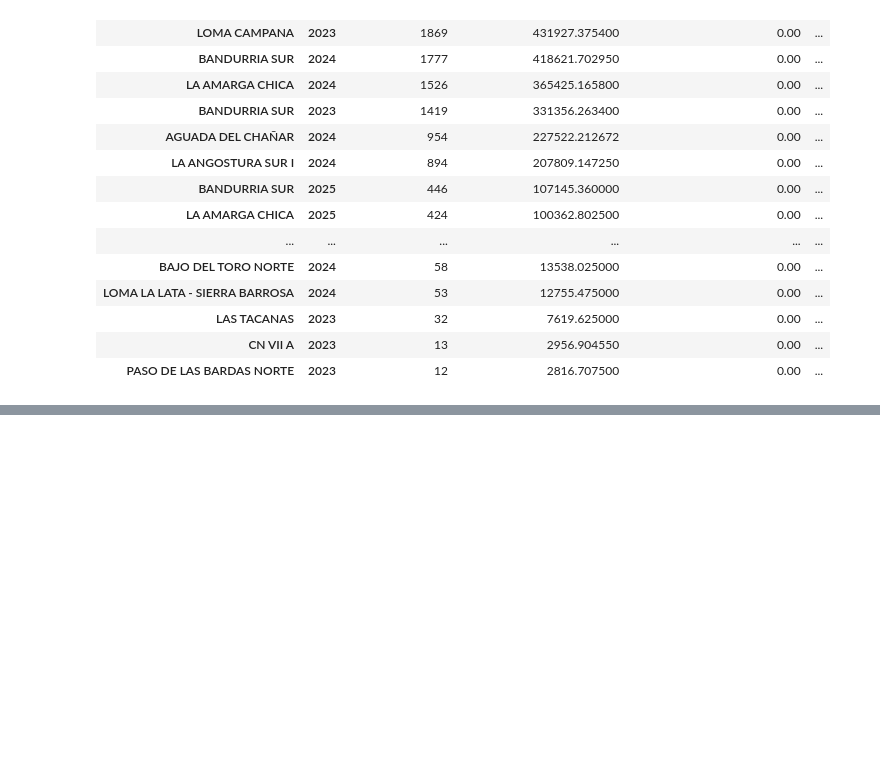
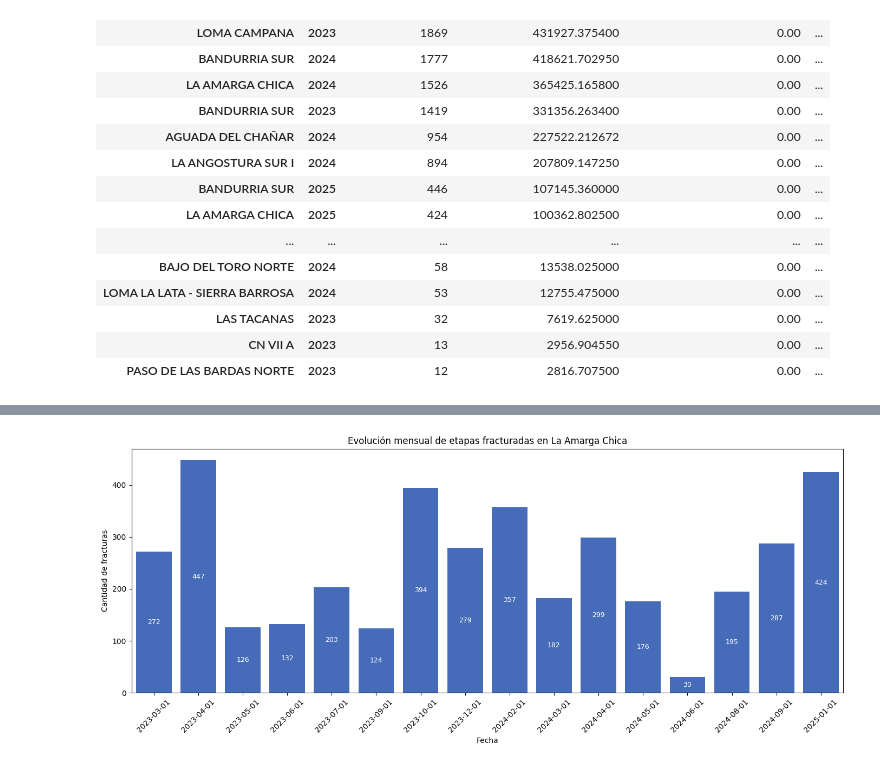
Before and after one commit to antonellafontanetto/Etapas-Fracturadas---YPF, a Jupyter notebook: Etapas_Fracturadas_de_YPF.ipynb, the cells around one changed output, grey strips where cells are left out. Cells and saved outputs as stored; diff of their text form; code cells hidden in the pictures; blank space fills up the shorter version.

```diff
--- a/Etapas_Fracturadas_de_YPF.ipynb
+++ b/Etapas_Fracturadas_de_YPF.ipynb
@@ -268,0 +317,24 @@ ef_ypf[ef_ypf['Año'] >= 2023].groupby(['Área permiso concesión','Año'])[
+# %%
+#Filtrar por Loma Campana
+laamargachica = ef_ypf[ef_ypf['Área permiso concesión'] == 'LA AMARGA CHICA']
+# %%
+#Agrupa por año y mes, y suma etapas fracturadas
+evolucion = laamargachica.groupby(['Año', 'Mes'])['Cantidad fracturas'].sum().reset_index()
+# %%
+#Crea una columna de fecha para orden cronológico
+evolucion['Fecha'] = pd.to_datetime(evolucion['Año'].astype(str) + '-' + evolucion['Mes'].astype(str))
+# %%
+plt.figure(figsize=(14,6))
+ax = sns.barplot(data=evolucion, x='Fecha', y='Cantidad fracturas', color='#3366CC')
+
+for container in ax.containers:
+    ax.bar_label(container, labels=[f"{int(v)}" for v in container.datavalues],
+                 label_type='center', color='white', fontsize=9)
+plt.title('Evolución mensual de etapas fracturadas en La Amarga Chica')
+plt.xlabel('Fecha')
+plt.ylabel('Cantidad de fracturas')
+plt.xticks(rotation=45)
+plt.tight_layout()
+plt.show()
+# %% [output]
+[figure, added]
```
Also changed, not shown: parts of 7 cells of this notebook.
